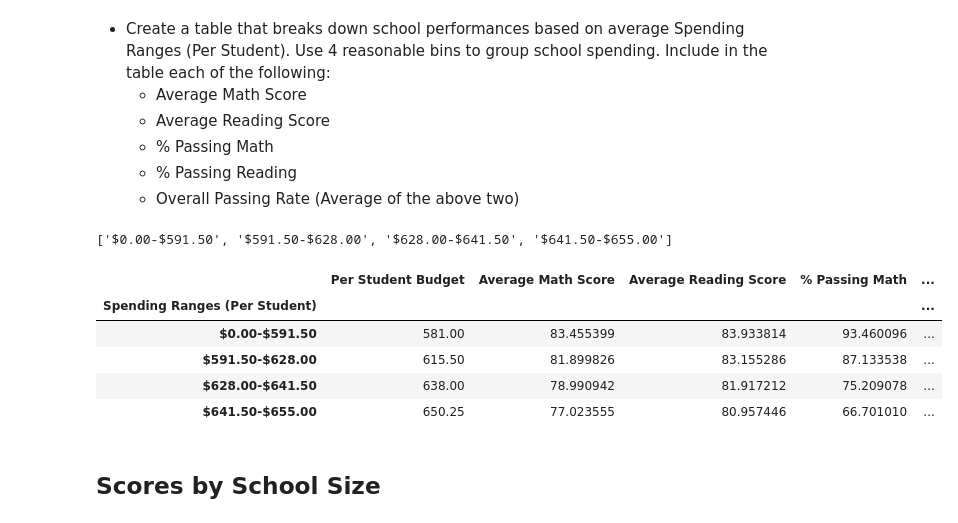
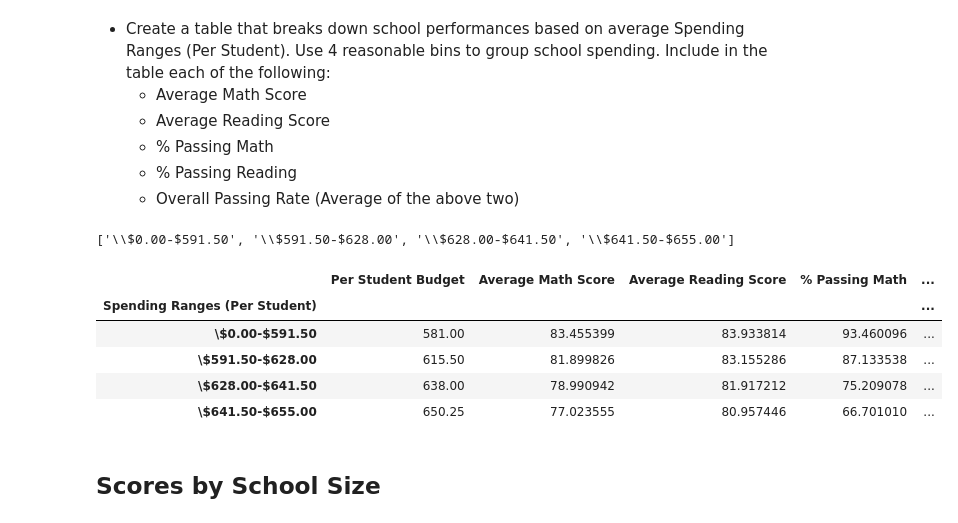
Before and after one commit to MimiBebe/pandas-challenge, a Jupyter notebook: PyCitySchools/PyCitySchools_ChiTran.ipynb, the cells around one changed output. Saved outputs shown, nothing was run; the diff lists cells and outputs as text; code cells hidden in the pictures.

Commit message:
minor tweaks for formatting

```diff
--- a/PyCitySchools/PyCitySchools_ChiTran.ipynb
+++ b/PyCitySchools/PyCitySchools_ChiTran.ipynb
@@ -254,33 +254,31 @@ readByGradeDf
 # %%
 # Create the bins in which Data will be held
 # Bins are Q1,2,3
 Q1 = np.quantile(schoolSummaryGroup["Per Student Budget"], .25)
 Q2 = np.quantile(schoolSummaryGroup["Per Student Budget"], .50)
 Q3 = np.quantile(schoolSummaryGroup["Per Student Budget"], .75)
 maxVal = max(schoolSummaryGroup["Per Student Budget"])
 bins = [0,Q1, Q2, Q3, maxVal]
 binNames = ['${:.2f}'.format(x) for x in bins]
 
 # # Create the names for the five bins
-groupNames = [f"{binNames[0]}-{binNames[1]}",f"{binNames[1]}-{binNames[2]}",f"{binNames[2]}-{binNames[3]}",f"{binNames[3]}-{binNames[4]}"]
+# the backslash \ is the key to take the string after it as literal and not change it.
+groupNames = [f"\{binNames[0]}-{binNames[1]}",f"\{binNames[1]}-{binNames[2]}",f"\{binNames[2]}-{binNames[3]}",f"\{binNames[3]}-{binNames[4]}"]
 print(groupNames)
 
 # #  Create summary
 sumByAvgBudget = schoolSummaryGroup[["Per Student Budget","Average Math Score","Average Reading Score","% Passing Math", "% Passing Reading", "% Overall Passing"]]
 sumByAvgBudget["Spending Ranges (Per Student)"]= pd.cut(sumByAvgBudget["Per Student Budget"], bins, labels=groupNames, include_lowest=True)
 sumByAvgBudgetDf = sumByAvgBudget.groupby("Spending Ranges (Per Student)").mean()
 sumByAvgBudgetDf
-
-# Comment: groupNames shows correct format but after binning, the format is lost.
-# I am not sure why. I would love to know if you know what the problem is
 # %% [output]
-['$0.00-$591.50', '$591.50-$628.00', '$628.00-$641.50', '$641.50-$655.00']
+['\\$0.00-$591.50', '\\$591.50-$628.00', '\\$628.00-$641.50', '\\$641.50-$655.00']
 |  | Per Student Budget | Average Math Score | Average Reading Score | % Passing Math | ... |
 | Spending Ranges (Per Student) |  |  |  |  | ... |
-| $0.00-$591.50 | 581.00 | 83.455399 | 83.933814 | 93.460096 | ... |
-| $591.50-$628.00 | 615.50 | 81.899826 | 83.155286 | 87.133538 | ... |
-| $628.00-$641.50 | 638.00 | 78.990942 | 81.917212 | 75.209078 | ... |
-| $641.50-$655.00 | 650.25 | 77.023555 | 80.957446 | 66.701010 | ... |
+| \$0.00-$591.50 | 581.00 | 83.455399 | 83.933814 | 93.460096 | ... |
+| \$591.50-$628.00 | 615.50 | 81.899826 | 83.155286 | 87.133538 | ... |
+| \$628.00-$641.50 | 638.00 | 78.990942 | 81.917212 | 75.209078 | ... |
+| \$641.50-$655.00 | 650.25 | 77.023555 | 80.957446 | 66.701010 | ... |
 # %% [markdown]
 ## Scores by School Size
 # %% [markdown]
```
